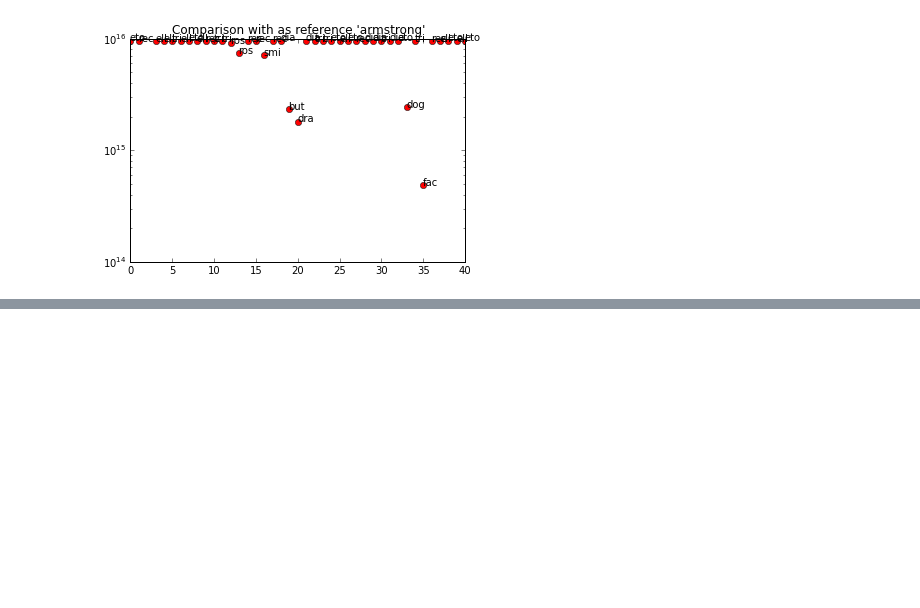
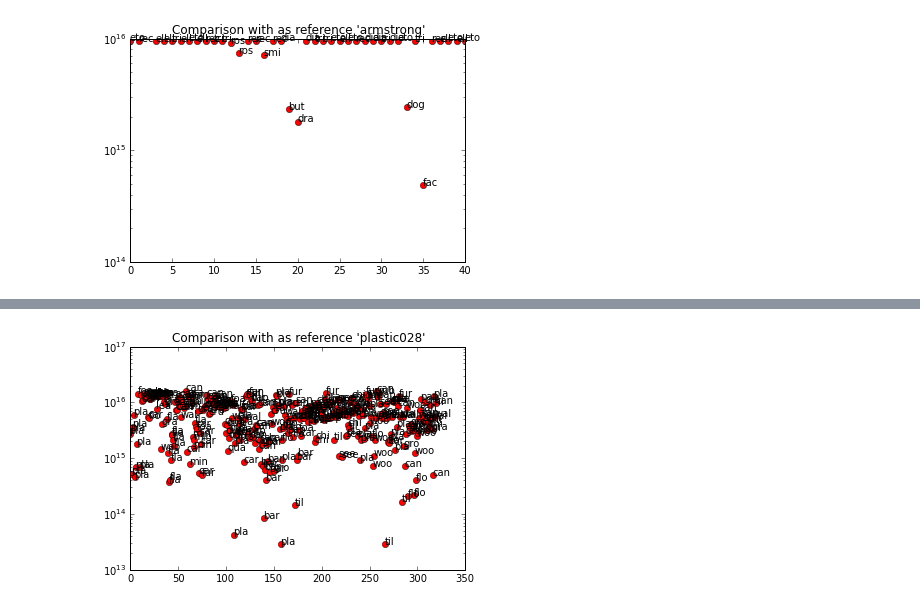
Before and after one commit to disabledalpha/iPython-Notebooks, a Jupyter notebook: Invariants computation.ipynb, the cells around one changed output, grey strips where cells are left out. Drawn from its saved outputs; the diff is of its cells as text; code cells hidden in the pictures; blank space fills up the shorter version.

Commit message:
added tests for textures and COIL-100 database

```diff
--- a/Invariants computation.ipynb
+++ b/Invariants computation.ipynb
@@ -502,0 +507,3 @@ bispectral_plot(bispectrums, comparison='armstrong')
+# %%
+%time
+texture_bispectrums = bispectral_folder(folder_name="../texture-db/outex-png/")
@@ -502,0 +513,4 @@ bispectral_plot(bispectrums, comparison='armstrong')
+# %%
+bispectral_plot(texture_bispectrums, comparison='plastic028')
+# %% [output]
+[figure, added]
```
Also changed, not shown: parts of 31 cells of this notebook, 1 other file.
